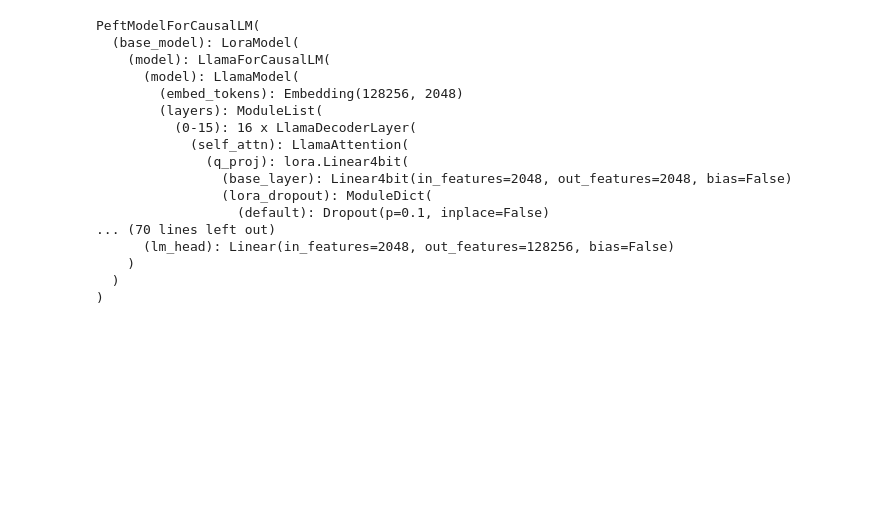
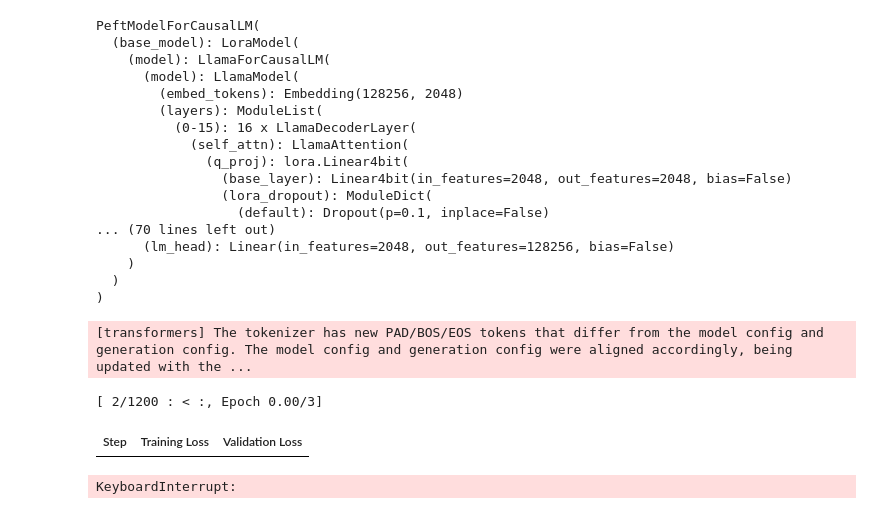
Before and after one commit to VishSeran/master-buddy-ai, a Jupyter notebook: notebook/master-buddy-flow.ipynb, the cells around one changed output. Drawn from its saved outputs; the diff is of its cells as text; code cells hidden in the pictures; blank space fills up the shorter version.

Commit message:
qlora and peft model with dpo updated

```diff
--- a/notebook/master-buddy-flow.ipynb
+++ b/notebook/master-buddy-flow.ipynb
@@ -221,0 +223,5 @@ dataset_format[0:4]
+# %%
+test_size = int(len(dataset_format)*0.2)
+train_size = len(dataset_format)-test_size
+
+train_set, test_set = train_test_split(dataset_format, test_size=test_size, train_size=train_size, random_state=42, shuffle=True)
@@ -222,3 +232,6 @@ dataset_format[0:4]
+# %%
+train_set = Dataset.from_list(train_set)
+test_set = Dataset.from_list(test_set)
 # %% [markdown]
 ### QLoRA, LoRA and DPO Configuration
 # %%
@@ -284,3 +297,34 @@ PeftModelForCausalLM(
     )
   )
 )
+# %%
+dpo_config = DPOConfig(
+    beta=0.1,
+    output_dir="/model_output",
+    per_device_train_batch_size=2,
+    per_device_eval_batch_size=2,
+    num_train_epochs=3,
+    learning_rate=1e-4,
+    logging_steps=40,
+    eval_steps=100,
+    eval_strategy="steps",
+    save_strategy="epoch",
+    report_to="none",
+    remove_unused_columns=False,
+)
+# %%
+dpo_trainer = DPOTrainer(
+    model=peft_model,
+    ref_model=ref_model,
+    args=dpo_config,
+    train_dataset=train_set,
+    eval_dataset=test_set,
+    processing_class=tokenizer
+)
+# %%
+dpo_trainer.train()
+# %% [output]
+[transformers] The tokenizer has new PAD/BOS/EOS tokens that differ from the model config and generation config. The model config and generation config were aligned accordingly, being updated with the ...
+[ 2/1200 : < :, Epoch 0.00/3]
+| Step | Training Loss | Validation Loss |
+KeyboardInterrupt:
```
Also changed, not shown: parts of 5 cells of this notebook, 1 other file.
